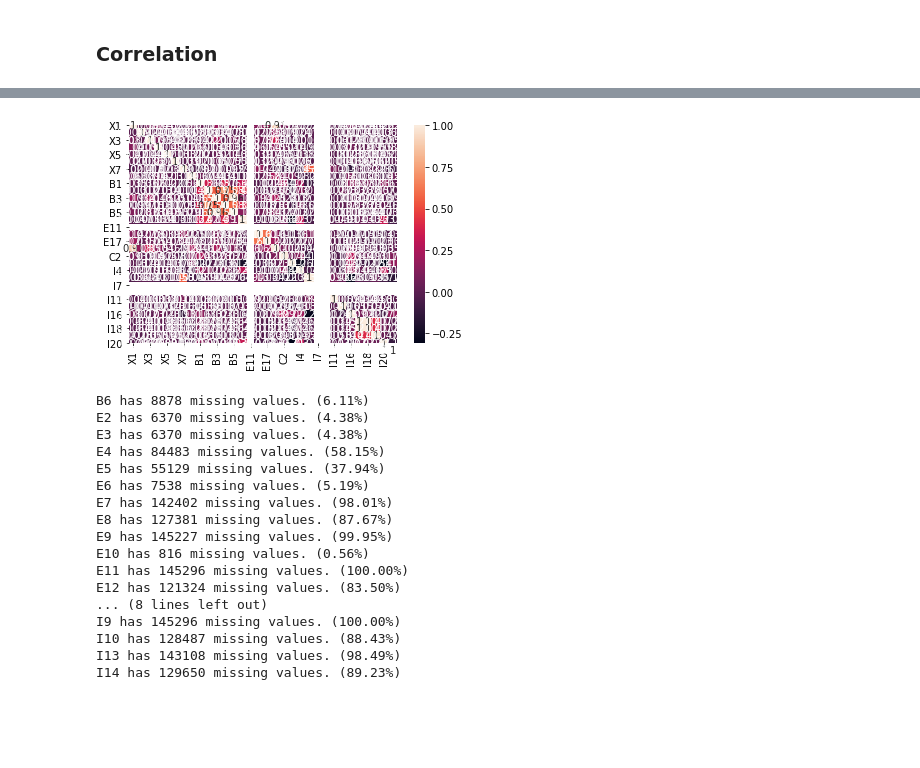
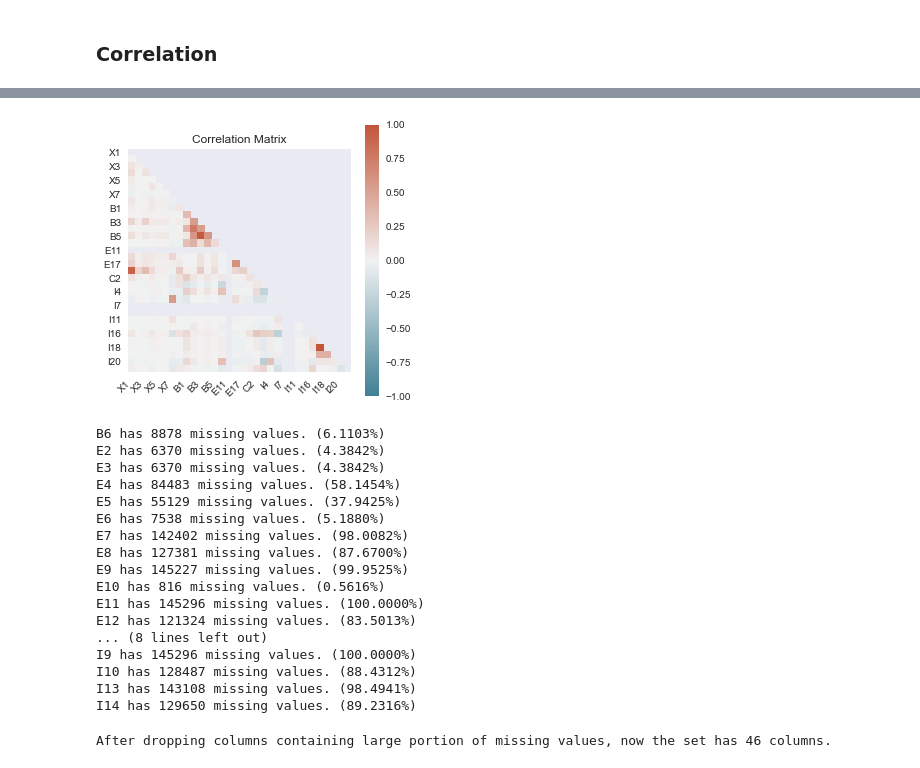
Before and after one commit to tong-jin-nyu/bank-churn-prediction, a Jupyter notebook: dev/eda.ipynb, the cells around one changed output, grey strips where cells are left out. Saved outputs shown, nothing was run; the diff lists cells and outputs as text; code cells hidden in the pictures; blank space fills up the shorter version.

```diff
--- a/dev/eda.ipynb
+++ b/dev/eda.ipynb
@@ -104,3 +107,5 @@ Index(['cust_no', 'X1', 'X2', 'X3', 'X4', 'X5', 'X6', 'X7', 'X8', 'B1', 'B2',
 # %%
 Xfull = X.merge(y, how='left', on='cust_no')
 corrMatrix = Xfull.corr()
+mask = np.zeros_like(corrMatrix)
+mask[np.triu_indices_from(mask)] = True
@@ -125,32 +112,45 @@ label  0.173981  0.000199  0.000199 -0.024985 -0.114441  1.000000
-# %%
-sns.heatmap(corrMatrix, annot=True)
-plt.show()
-# %% [output]
-[figure, removed]
+# %%
+fig, ax = plt.subplots(figsize=(5, 5))
+ax = sns.heatmap(
+    corrMatrix,
+    mask=mask,
+    vmin=-1, vmax=1, center=0,
+    cmap=sns.diverging_palette(220, 20, as_cmap=True),
+    square=True
+)
+ax.set_xticklabels(
+    ax.get_xticklabels(),
+    rotation=45,
+    horizontalalignment='right',
+)
+ax.set_title('Correlation Matrix')
+fig.savefig('../results/correlation_matrix.png', dpi=100)
+# %% [output]
+[figure, added]
 # %%
 # Check missing values
 missing_val = X.isnull().sum()
 for index in missing_val.index:
     if missing_val[index] > 0:
-        print('{} has {} missing values. ({:.2%})'.format(index, missing_val[index], missing_val[index]/len(X)))
+        print('{} has {} missing values. ({:.4%})'.format(index, missing_val[index], missing_val[index]/len(X)))
 # %% [output]
-B6 has 8878 missing values. (6.11%)
-E2 has 6370 missing values. (4.38%)
-E3 has 6370 missing values. (4.38%)
-E4 has 84483 missing values. (58.15%)
-E5 has 55129 missing values. (37.94%)
-E6 has 7538 missing values. (5.19%)
-E7 has 142402 missing values. (98.01%)
-E8 has 127381 missing values. (87.67%)
-E9 has 145227 missing values. (99.95%)
-E10 has 816 missing values. (0.56%)
-E11 has 145296 missing values. (100.00%)
-E12 has 121324 missing values. (83.50%)
+B6 has 8878 missing values. (6.1103%)
+E2 has 6370 missing values. (4.3842%)
+E3 has 6370 missing values. (4.3842%)
+E4 has 84483 missing values. (58.1454%)
+E5 has 55129 missing values. (37.9425%)
+E6 has 7538 missing values. (5.1880%)
+E7 has 142402 missing values. (98.0082%)
+E8 has 127381 missing values. (87.6700%)
+E9 has 145227 missing values. (99.9525%)
+E10 has 816 missing values. (0.5616%)
+E11 has 145296 missing values. (100.0000%)
+E12 has 121324 missing values. (83.5013%)
 ... (8 lines left out)
-I9 has 145296 missing values. (100.00%)
-I10 has 128487 missing values. (88.43%)
-I13 has 143108 missing values. (98.49%)
-I14 has 129650 missing values. (89.23%)
+I9 has 145296 missing values. (100.0000%)
+I10 has 128487 missing values. (88.4312%)
+I13 has 143108 missing values. (98.4941%)
+I14 has 129650 missing values. (89.2316%)
 # %%
 X_original = X.copy()
 # %%
@@ -158,0 +160,4 @@ col_to_drop = ['E7', 'E8', 'E9']
+# %%
+print('After dropping columns containing large portion of missing values, now the set has {} columns.'.format(X.shape[1]))
+# %% [output]
+After dropping columns containing large portion of missing values, now the set has 46 columns.
```
Also changed, not shown: parts of 16 cells of this notebook.
